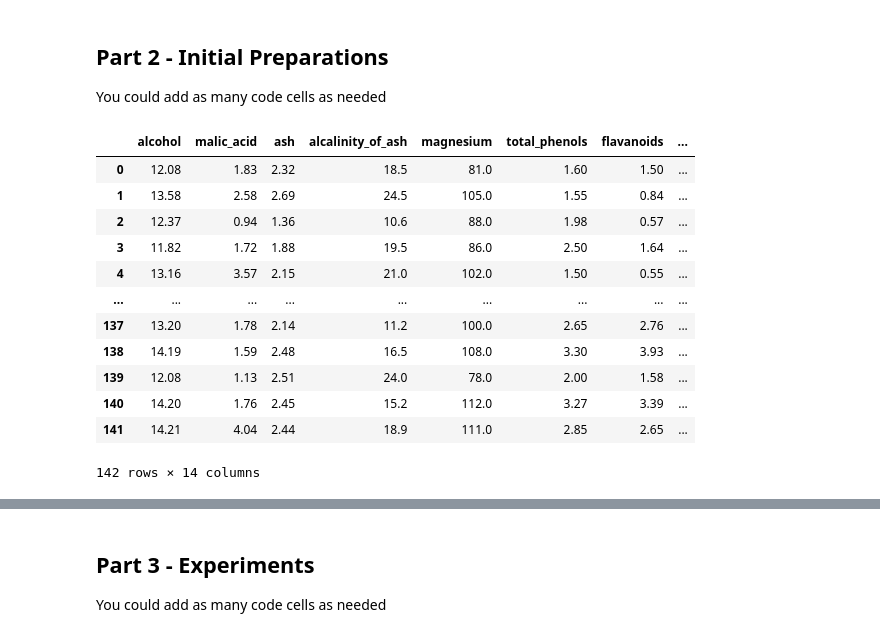
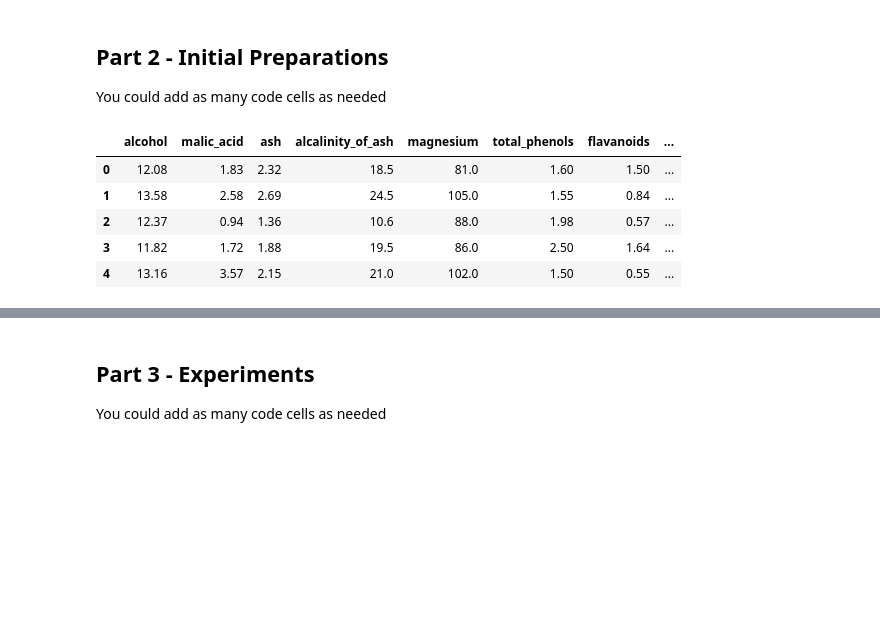
Before and after one commit to Natans8/ML_course_task2, a Jupyter notebook: Assignment2_supervised_learning_flow.ipynb, the cells around one changed output, grey strips where cells are left out. Cells and saved outputs as stored; diff of their text form; code cells hidden in the pictures; blank space fills up the shorter version.

```diff
--- a/Assignment2_supervised_learning_flow.ipynb
+++ b/Assignment2_supervised_learning_flow.ipynb
@@ -19,21 +19,14 @@ import scipy as sp
 # %%
 data_train = pd.read_csv('wine_train.csv')
 # %%
-data_train
+data_train.head()
 # %% [output]
 |  | alcohol | malic_acid | ash | alcalinity_of_ash | magnesium | total_phenols | flavanoids | ... |
 | 0 | 12.08 | 1.83 | 2.32 | 18.5 | 81.0 | 1.60 | 1.50 | ... |
 | 1 | 13.58 | 2.58 | 2.69 | 24.5 | 105.0 | 1.55 | 0.84 | ... |
 | 2 | 12.37 | 0.94 | 1.36 | 10.6 | 88.0 | 1.98 | 0.57 | ... |
 | 3 | 11.82 | 1.72 | 1.88 | 19.5 | 86.0 | 2.50 | 1.64 | ... |
 | 4 | 13.16 | 3.57 | 2.15 | 21.0 | 102.0 | 1.50 | 0.55 | ... |
-| ... | ... | ... | ... | ... | ... | ... | ... | ... |
-| 137 | 13.20 | 1.78 | 2.14 | 11.2 | 100.0 | 2.65 | 2.76 | ... |
-| 138 | 14.19 | 1.59 | 2.48 | 16.5 | 108.0 | 3.30 | 3.93 | ... |
-| 139 | 12.08 | 1.13 | 2.51 | 24.0 | 78.0 | 2.00 | 1.58 | ... |
-| 140 | 14.20 | 1.76 | 2.45 | 15.2 | 112.0 | 3.27 | 3.39 | ... |
-| 141 | 14.21 | 4.04 | 2.44 | 18.9 | 111.0 | 2.85 | 2.65 | ... |
-142 rows × 14 columns
 # %%
 X_train = data_train.drop(columns=['target'])
 y_train = data_train['target']
```
Also changed, not shown: parts of 28 cells of this notebook.
